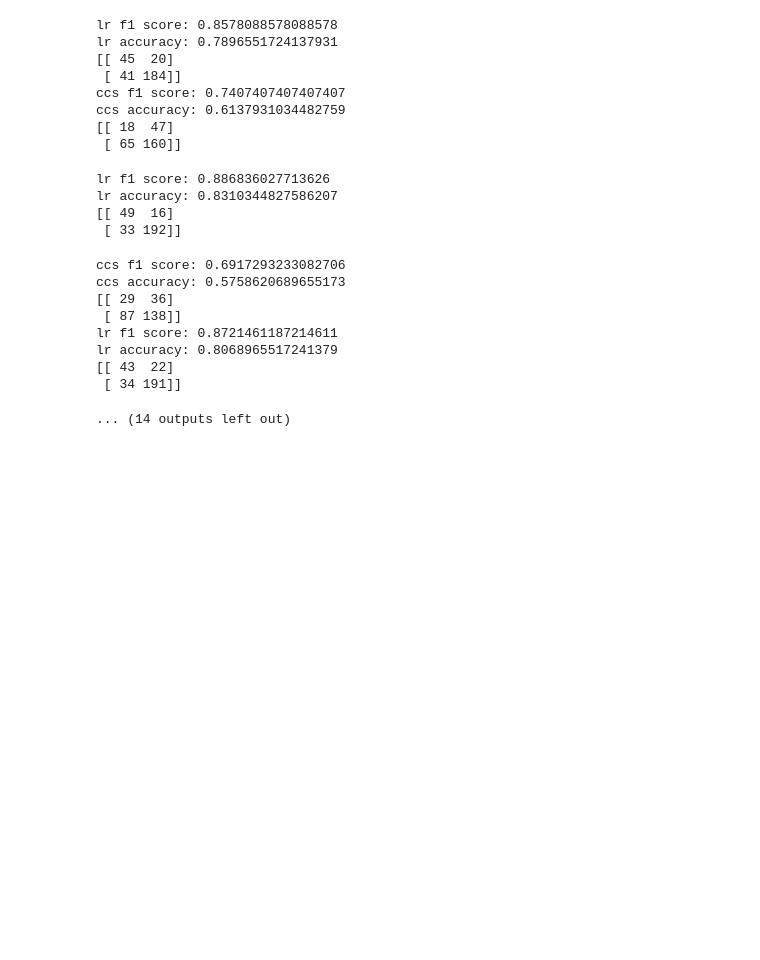
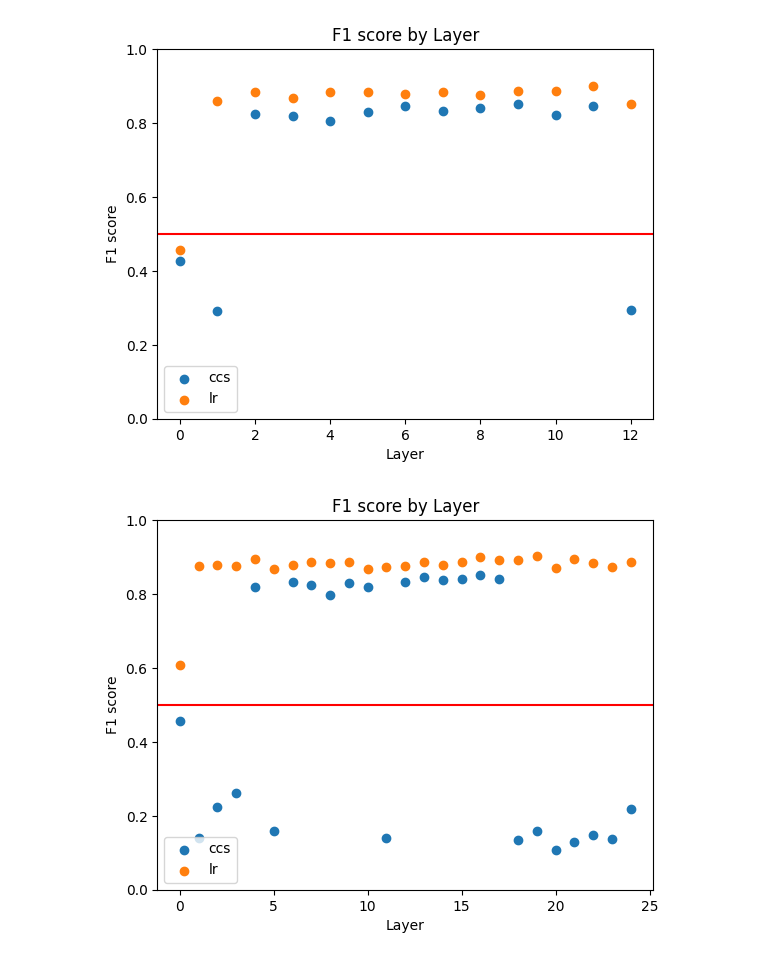
Before and after one commit to danyoungday/6998latentbias, a Jupyter notebook: train.ipynb, the cells around one changed output. Cells and saved outputs as stored; diff of their text form; code cells hidden in the pictures; blank space fills up the shorter version.

```diff
--- a/train.ipynb
+++ b/train.ipynb
@@ -300,12 +293,18 @@ def train_ccs(train_data, test_data, verbose=True):
 
     return ccs, f1
 # %%
-def plot_f1(ccs_f1s, lr_f1s):
+def get_baseline(y):
+    class_distribution = y.sum() / len(y)
+    baseline = class_distribution**2 + (1-class_distribution)**2
+    return class_distribution, baseline
+
+def plot_f1(ccs_f1s, lr_f1s, baseline=None):
     # Scatter points
     plt.scatter(range(len(ccs_f1s)), ccs_f1s, label="ccs")
     plt.scatter(range(len(lr_f1s)), lr_f1s, label="lr")
     # Horizontal line at 0.5
-    plt.axhline(y=BASELINE_F1, color="r", linestyle="-")
+    if baseline:
+        plt.axhline(y=baseline, color="r", linestyle="-")
     # Set range
     plt.ylim(0, 1)
     plt.title("F1 score by Layer")
@@ -314,11 +313,12 @@ def plot_f1(ccs_f1s, lr_f1s):
     plt.legend()
     plt.show()
 # %%
-def train_layers(saved_names: list, layers=None):
+def train_layers(saved_names: list, layers=None, verbose=False):
     """
     Trains a CCS and LR predictor for each layer of the data.
     saved names: list of saved hidden states to train on.
     layers: list of layers to train on
+    Returns y so that we know the label distribution afterwards
     """
     train_data, test_data = process_data(saved_names)
 
@@ -331,42 +331,39 @@ def train_layers(saved_names: list, layers=None):
     for layer in tqdm(layers):
         train_layer = (train_data[0][:,layer,:], train_data[1][:,layer,:], train_data[2])
         test_layer = (test_data[0][:,layer,:], test_data[1][:,layer,:], test_data[2])
-        ccs, ccs_f1 = train_ccs(train_layer, test_layer)
-        l1, lr_f1 = train_lr(train_layer, test_layer)
+        ccs, ccs_f1 = train_ccs(train_layer, test_layer, verbose=verbose)
+        l1, lr_f1 = train_lr(train_layer, test_layer, verbose=verbose)
 
         ccs_f1s.append(ccs_f1)
         lr_f1s.append(lr_f1)
-    return ccs_f1s, lr_f1s
+    return ccs_f1s, lr_f1s, test_data[2]
 # %%
 # This ensures we always get the same random sample
 np.random.seed(42)
 SAVE = True
-# trial_names = ["gpt2", "gpt2-medium", "gpt2-large", "gpt2-xl"]
 trials = [
-    {"trial_name": "roberta-large_all-prompts",
-     "saved_names": [f"roberta-large_prompt{i}" for i in range(5)]},
-     {"trial_name": "roberta-base_all-prompts",
-     "saved_names": [f"roberta-base_prompt{i}" for i in range(5)]},
-     {"trial_name": "gpt2_all-prompts",
-     "saved_names": [f"gpt2_prompt{i}" for i in range(5)]},
-     {"trial_name": "gpt2-medium_all-prompts",
-     "saved_names": [f"gpt2-medium_prompt{i}" for i in range(5)]},
-     {"trial_name": "gpt2-large_all-prompts",
-     "saved_names": [f"gpt2-large_prompt{i}" for i in range(5)]},
-     {"trial_name": "gpt2-xl_all-prompts",
-     "saved_names": [f"gpt2-xl_prompt{i}" for i in range(5)]},
+    {"trial_name": "crowspairs/gpt2",
+     "saved_names": ["crowspairs/gpt2"]},
+     {"trial_name": "crowspairs/gpt2-medium",
+     "saved_names": ["crowspairs/gpt2-medium"]},
+     {"trial_name": "crowspairs/gpt2-large",
+     "saved_names": ["crowspairs/gpt2-large"]},
+     {"trial_name": "crowspairs/gpt2-xl",
+     "saved_names": ["crowspairs/gpt2-xl"]},
 ]
 for trial in trials:
-    ccs_f1s, lr_f1s = train_layers(trial["saved_names"])
-    plot_f1(ccs_f1s, lr_f1s)
+    ccs_f1s, lr_f1s, y = train_layers(trial["saved_names"], verbose=False)
+    dist, baseline = get_baseline(y)
+    plot_f1(ccs_f1s, lr_f1s, baseline=baseline)
 
     if SAVE:
         results_dir = f"results/{trial['trial_name']}"
-        if not os.path.exists(os.path.join(os.getcwd(), results_dir)):
-            os.mkdir(os.path.join(os.getcwd(), results_dir))
-        np.save(os.path.join(os.getcwd(), f"results/{trial['trial_name']}/ccs_f1s.npy"), np.array(ccs_f1s))
-        np.save(os.path.join(os.getcwd(), f"results/{trial['trial_name']}/lr_f1s.npy"), np.array(lr_f1s))
+        results_path = os.path.join(os.getcwd(), results_dir)
+        if not os.path.exists(results_path):
+            os.makedirs(results_path)
+        np.save(os.path.join(results_path, "ccs_f1s.npy"), np.array(ccs_f1s))
+        np.save(os.path.join(results_path, "lr_f1s.npy"), np.array(lr_f1s))
 
-        with open(f"results/{trial['trial_name']}/results.txt", "w") as f:
+        with open(os.path.join(results_path, "results.txt"), "w") as f:
             f.write(f"{trial['trial_name']}\nccs\t{max(ccs_f1s)}\nlr\t{max(lr_f1s)}")
 # %% [output]
@@ -449,21 +370,2 @@ ccs accuracy: 0.3482758620689655
-lr f1 score: 0.8578088578088578
-lr accuracy: 0.7896551724137931
-[[ 45  20]
- [ 41 184]]
-ccs f1 score: 0.7407407407407407
-ccs accuracy: 0.6137931034482759
-[[ 18  47]
- [ 65 160]]
-lr f1 score: 0.886836027713626
-lr accuracy: 0.8310344827586207
-[[ 49  16]
- [ 33 192]]
-ccs f1 score: 0.6917293233082706
-ccs accuracy: 0.5758620689655173
-[[ 29  36]
- [ 87 138]]
-lr f1 score: 0.8721461187214611
-lr accuracy: 0.8068965517241379
-[[ 43  22]
- [ 34 191]]
-... (14 outputs left out)
+[figure, added]
+[figure, added]
```
Also changed, not shown: parts of 6 cells of this notebook, 38 other files.
